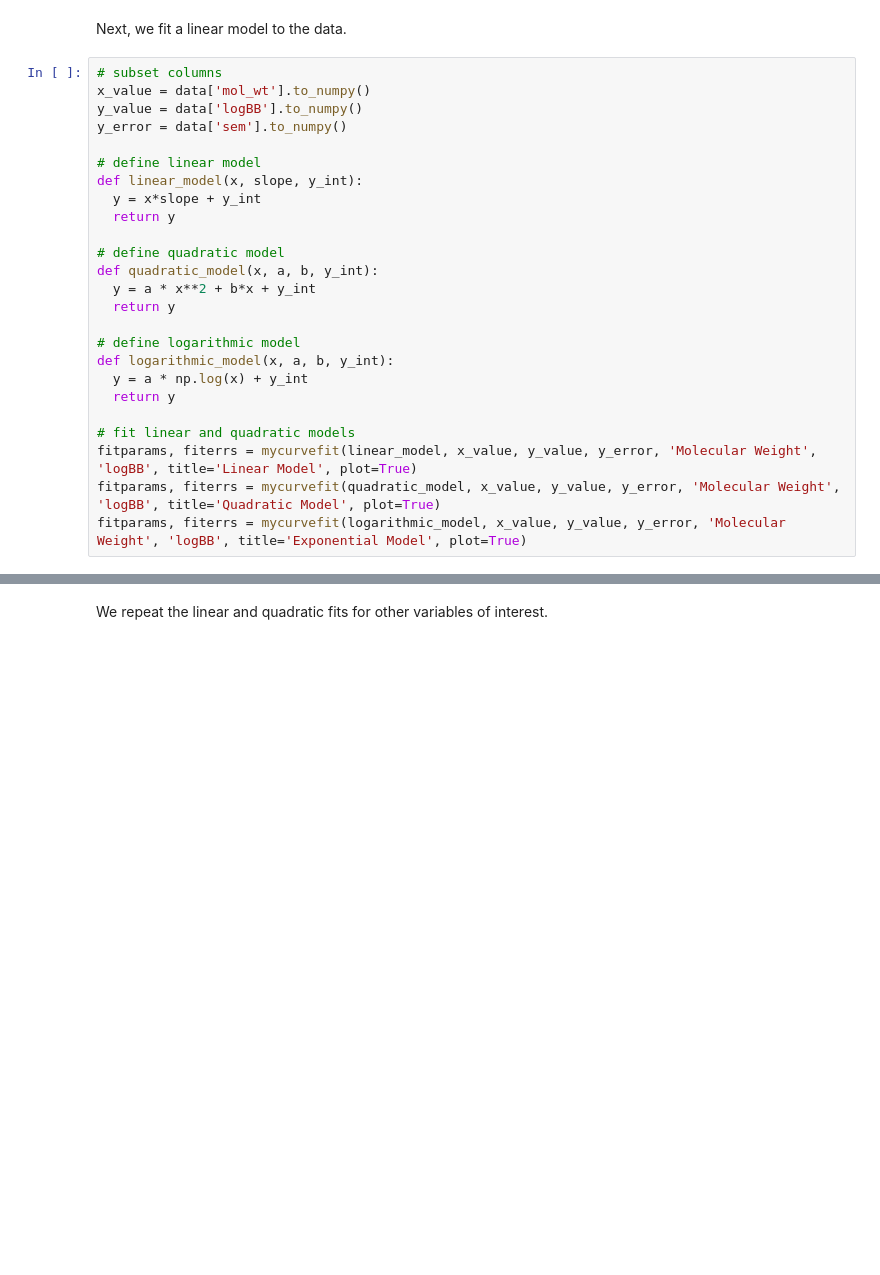
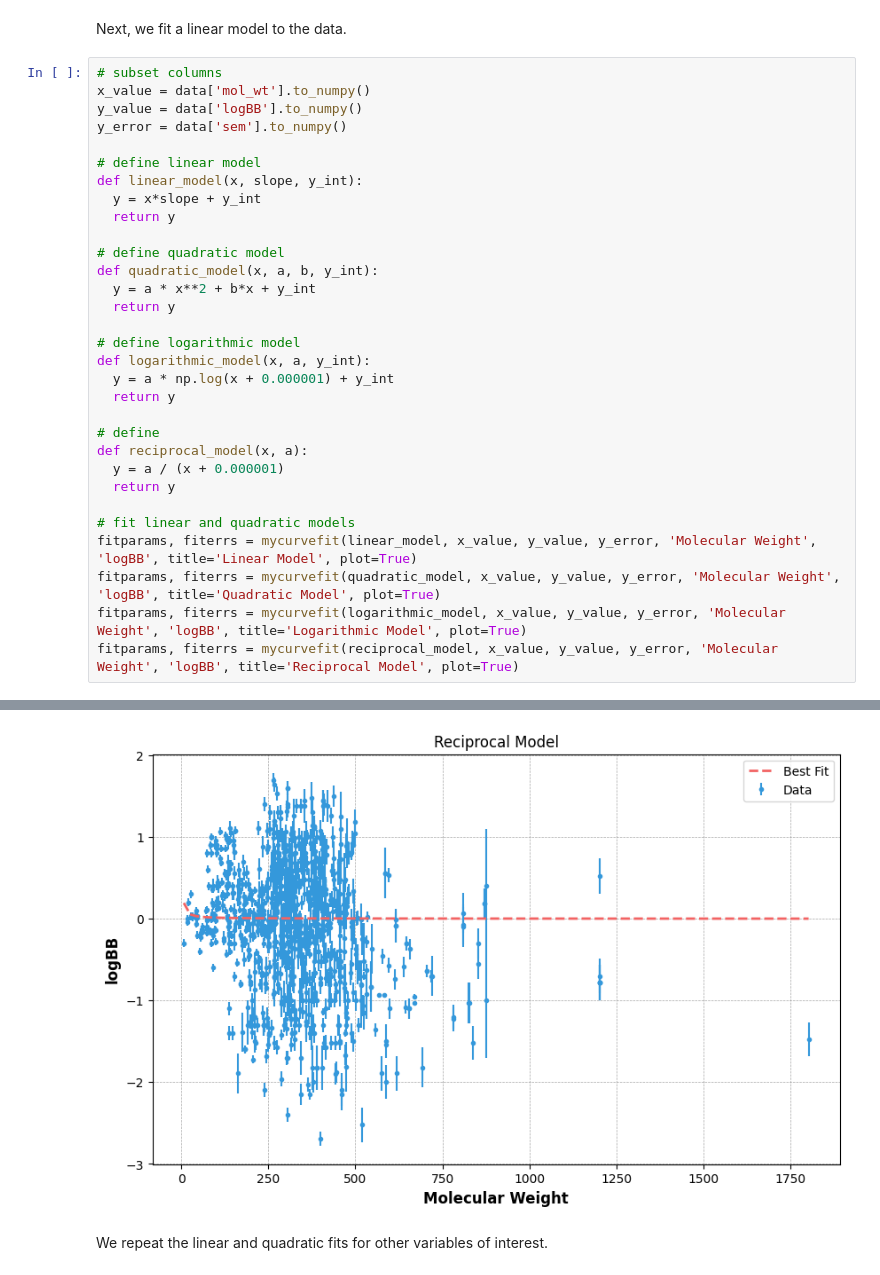
Before and after one commit to ayushnoori/ps2-lab, a Jupyter notebook: final_project.ipynb, the cells around one changed output, grey strips where cells are left out. Saved outputs shown, nothing was run; the diff lists cells and outputs as text; blank space fills up the shorter version.

```diff
--- a/final_project.ipynb
+++ b/final_project.ipynb
@@ -250,14 +227,20 @@ def quadratic_model(x, a, b, y_int):
   return y
 
 # define logarithmic model
-def logarithmic_model(x, a, b, y_int):
-  y = a * np.log(x) + y_int
+def logarithmic_model(x, a, y_int):
+  y = a * np.log(x + 0.000001) + y_int
+  return y
+
+# define
+def reciprocal_model(x, a):
+  y = a / (x + 0.000001)
   return y
 
 # fit linear and quadratic models
 fitparams, fiterrs = mycurvefit(linear_model, x_value, y_value, y_error, 'Molecular Weight', 'logBB', title='Linear Model', plot=True)
 fitparams, fiterrs = mycurvefit(quadratic_model, x_value, y_value, y_error, 'Molecular Weight', 'logBB', title='Quadratic Model', plot=True)
-fitparams, fiterrs = mycurvefit(logarithmic_model, x_value, y_value, y_error, 'Molecular Weight', 'logBB', title='Exponential Model', plot=True)
+fitparams, fiterrs = mycurvefit(logarithmic_model, x_value, y_value, y_error, 'Molecular Weight', 'logBB', title='Logarithmic Model', plot=True)
+fitparams, fiterrs = mycurvefit(reciprocal_model, x_value, y_value, y_error, 'Molecular Weight', 'logBB', title='Reciprocal Model', plot=True)
 # %% [output]
 Best Fit Parameters:
 
@@ -279,6 +262,7 @@ Best Fit Parameters:
 [figure]
 [figure]
 [figure]
+[figure, added]
 # %% [markdown]
 We repeat the linear and quadratic fits for other variables of interest.
 # %%
```
Also changed, not shown: parts of 17 cells of this notebook, 1 other file.
